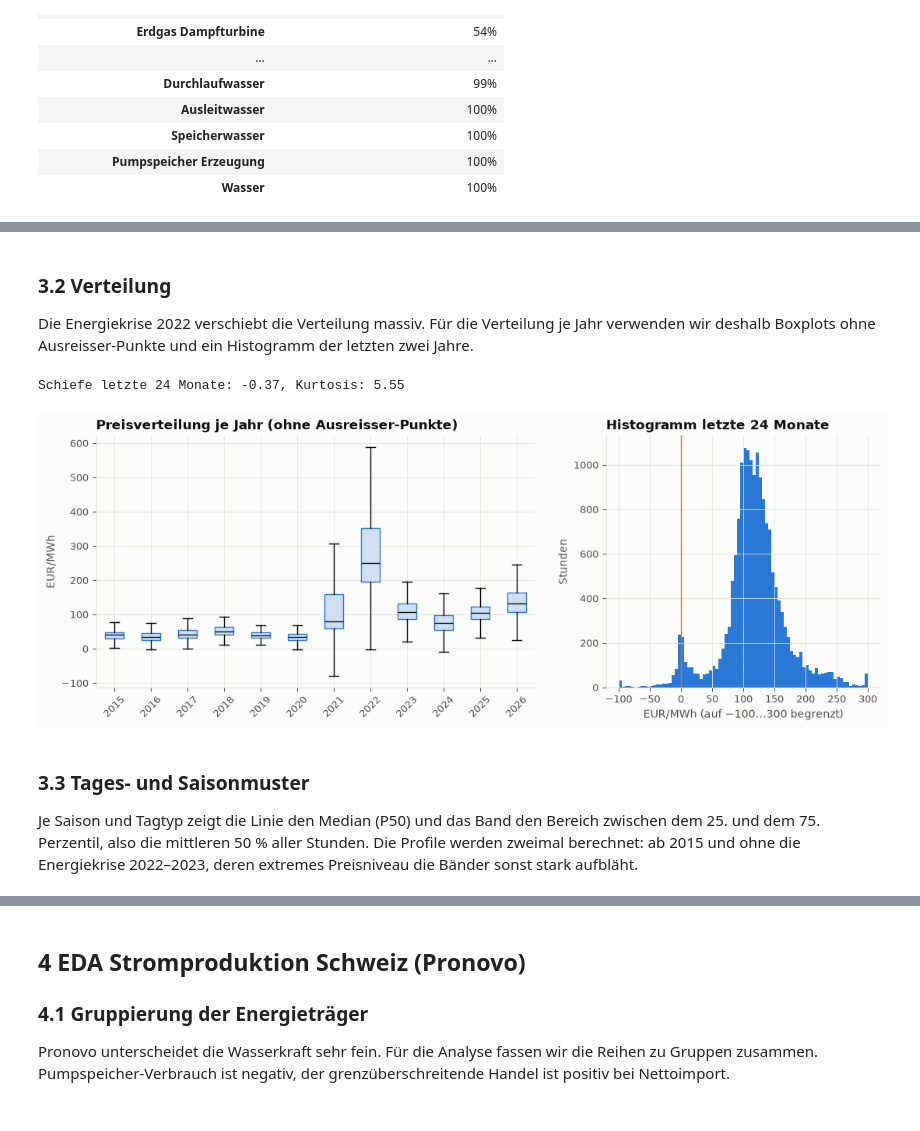
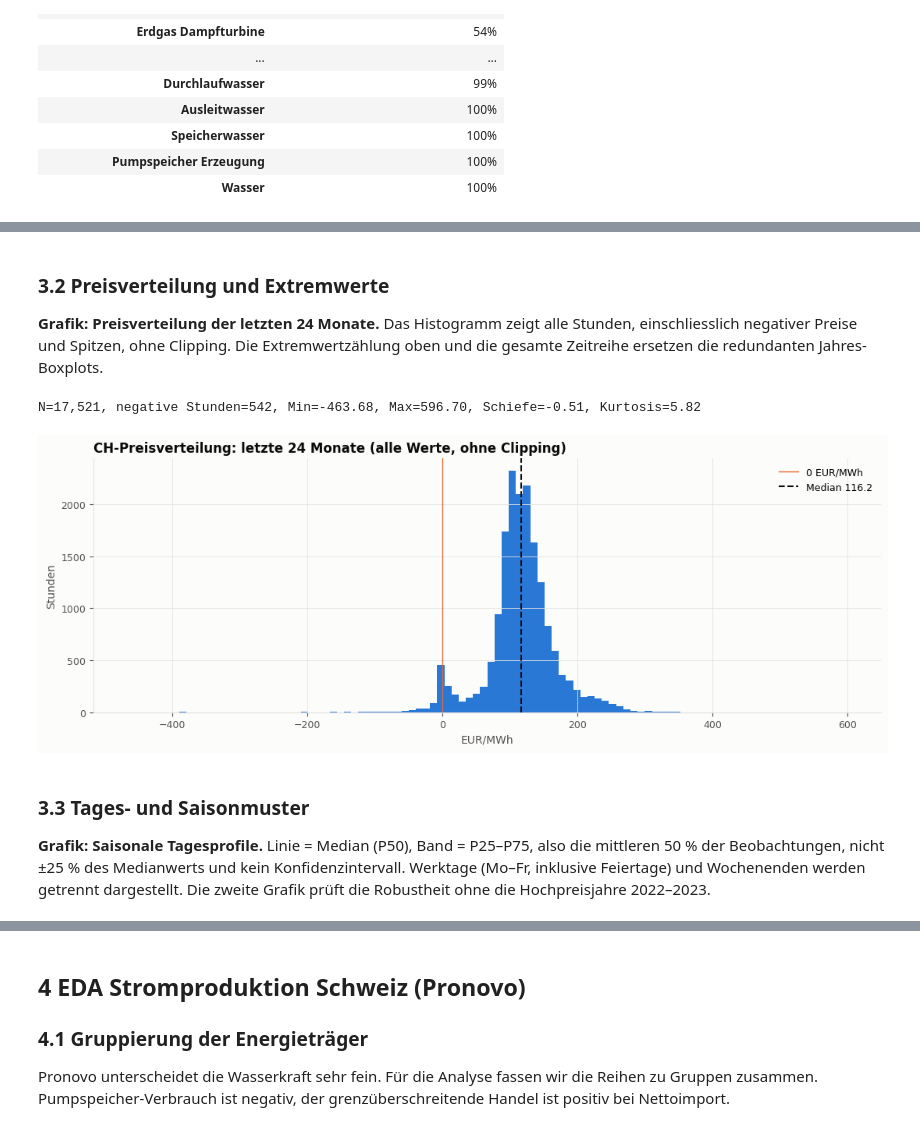
Before and after one commit to aaron04648/AI-EMS, a Jupyter notebook: notebooks/01_data_understanding.ipynb, the cells around one changed output, grey strips where cells are left out. Drawn from its saved outputs; the diff is of its cells as text; code cells hidden in the pictures.

```diff
--- a/notebooks/01_data_understanding.ipynb
+++ b/notebooks/01_data_understanding.ipynb
@@ -55,7 +54,8 @@ RAW.mkdir(parents=True, exist_ok=True)
 FIG.mkdir(parents=True, exist_ok=True)
 
 TZ = "Europe/Zurich"
-NOW = pd.Timestamp.now(tz=TZ)
+NOW = pd.Timestamp("2026-10-30", tz=TZ)
+END = NOW.normalize() + pd.DateOffset(days=1)
 PRICE_YEARS = range(2015, NOW.year + 1)    # Day-Ahead CH ab 2015 (wie analysis/06_zielwert.py)
 POWER_YEARS = range(2020, NOW.year + 1)    # Pronovo-Daten gibt es auf Energy-Charts ab 2020
 
@@ -70,12 +70,13 @@ plt.rcParams.update({
     "axes.spines.top": False, "axes.spines.right": False, "axes.prop_cycle": cycler(color=COLORS),
     "xtick.color": INK_2, "ytick.color": INK_2, "xtick.labelsize": 9, "ytick.labelsize": 9,
     "lines.linewidth": 1.5, "legend.frameon": False, "legend.fontsize": 9,
-    "figure.dpi": 100, "savefig.dpi": 150, "savefig.bbox": "tight",
+    "figure.dpi": 100, "savefig.dpi": 180, "savefig.bbox": "tight",
 })
 pd.set_option("display.float_format", "{:,.2f}".format)
 
 
 def save(fig, name: str) -> None:
+    fig.tight_layout()
     fig.savefig(FIG / name)
 # %% [markdown]
 ## 1 Daten laden
@@ -358,6 +384,6 @@ Knappheit). Sie werden deshalb nicht entfernt, aber gezählt.
 # %%
-# Für Jahresvergleiche: stündliche Preise (15-min-Werte ab 10/2025 zu Stundenmitteln)
-price_h = price.resample("1h").agg({"price": "mean", "volume": "sum"}).dropna(subset=["price"])
+# Einheitliches Stundenraster; Volumen-NaN bleiben auch nach Aggregation sichtbar.
+price_h = price.resample("1h").agg({"price": "mean", "volume": lambda s: s.sum(min_count=1)}).dropna(subset=["price"])
 local = price_h.index.tz_convert(TZ)
 price_h["year"], price_h["month"], price_h["hour"] = local.year, local.month, local.hour
 price_h["weekend"] = local.day_of_week >= 5
@@ -410,35 +440,33 @@ save(fig, "01_preis_zeitverlauf.png")
 # %% [markdown]
-### 3.2 Verteilung
+### 3.2 Preisverteilung und Extremwerte
 
-Die Energiekrise 2022 verschiebt die Verteilung massiv. Für die Verteilung je Jahr verwenden wir deshalb
-Boxplots ohne Ausreisser-Punkte und ein Histogramm der letzten zwei Jahre.
+**Grafik: Preisverteilung der letzten 24 Monate.** Das Histogramm zeigt alle Stunden,
+einschliesslich negativer Preise und Spitzen, ohne Clipping. Die Extremwertzählung oben
+und die gesamte Zeitreihe ersetzen die redundanten Jahres-Boxplots.
 # %%
-fig, axes = plt.subplots(1, 2, figsize=(13, 4.2), gridspec_kw={"width_ratios": [1.6, 1]})
-years = sorted(price_h["year"].unique())
-axes[0].boxplot([price_h.loc[price_h["year"] == y, "price"] for y in years], tick_labels=years, showfliers=False,
-                patch_artist=True, boxprops={"facecolor": "#cfe0f5", "edgecolor": COLORS[0]},
-                medianprops={"color": INK})
-axes[0].set_title("Preisverteilung je Jahr (ohne Ausreisser-Punkte)")
-axes[0].set_ylabel("EUR/MWh")
-axes[0].tick_params(axis="x", rotation=45)
-
 recent = price_h.loc[price_h.index >= price_h.index.max() - pd.Timedelta(days=730), "price"]
-axes[1].hist(recent.clip(-100, 300), bins=80, color=COLORS[0])
-axes[1].axvline(0, color=COLORS[1], linewidth=1)
-axes[1].set_title("Histogramm letzte 24 Monate")
-axes[1].set_xlabel("EUR/MWh (auf −100…300 begrenzt)")
-axes[1].set_ylabel("Stunden")
+fig, ax = plt.subplots(figsize=(11, 4.2))
+ax.hist(recent, bins=100, color=COLORS[0])
+ax.axvline(0, color=COLORS[1], linewidth=1, label="0 EUR/MWh")
+ax.axvline(recent.median(), color=INK, linestyle="--", label=f"Median {recent.median():.1f}")
+ax.set_title("CH-Preisverteilung: letzte 24 Monate (alle Werte, ohne Clipping)")
+ax.set_xlabel("EUR/MWh")
+ax.set_ylabel("Stunden")
+ax.legend()
 save(fig, "02_preis_verteilung.png")
-print(f"Schiefe letzte 24 Monate: {recent.skew():.2f}, Kurtosis: {recent.kurt():.2f}")
+print(f"N={len(recent):,}, negative Stunden={(recent < 0).sum():,}, "
+      f"Min={recent.min():.2f}, Max={recent.max():.2f}, "
+      f"Schiefe={recent.skew():.2f}, Kurtosis={recent.kurt():.2f}")
 # %% [output]
-Schiefe letzte 24 Monate: -0.37, Kurtosis: 5.55
+N=17,521, negative Stunden=542, Min=-463.68, Max=596.70, Schiefe=-0.51, Kurtosis=5.82
-[figure, old version]
+[figure, new version]
 # %% [markdown]
 ### 3.3 Tages- und Saisonmuster
 
-Je Saison und Tagtyp zeigt die Linie den Median (P50) und das Band den Bereich zwischen dem 25. und dem
-75. Perzentil, also die mittleren 50 % aller Stunden. Die Profile werden zweimal berechnet: ab 2015 und
-ohne die Energiekrise 2022–2023, deren extremes Preisniveau die Bänder sonst stark aufbläht.
+**Grafik: Saisonale Tagesprofile.** Linie = Median (P50), Band = P25–P75, also die
+mittleren 50 % der Beobachtungen, nicht ±25 % des Medianwerts und kein Konfidenzintervall.
+Werktage (Mo–Fr, inklusive Feiertage) und Wochenenden werden getrennt dargestellt.
+Die zweite Grafik prüft die Robustheit ohne die Hochpreisjahre 2022–2023.
 # %%
 recent_h = price_h[price_h.index >= pd.Timestamp("2024-01-01", tz="UTC")]
 SEASON_ORDER = ["Winter", "Frühling", "Sommer", "Herbst"]
```
Also changed, not shown: parts of 49 cells of this notebook, 19 other files.
